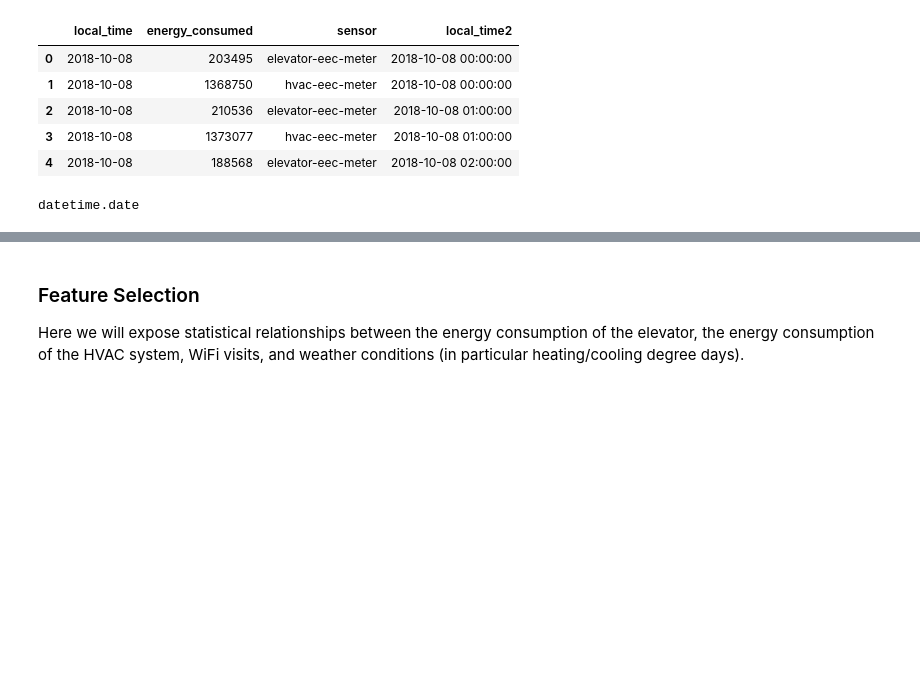
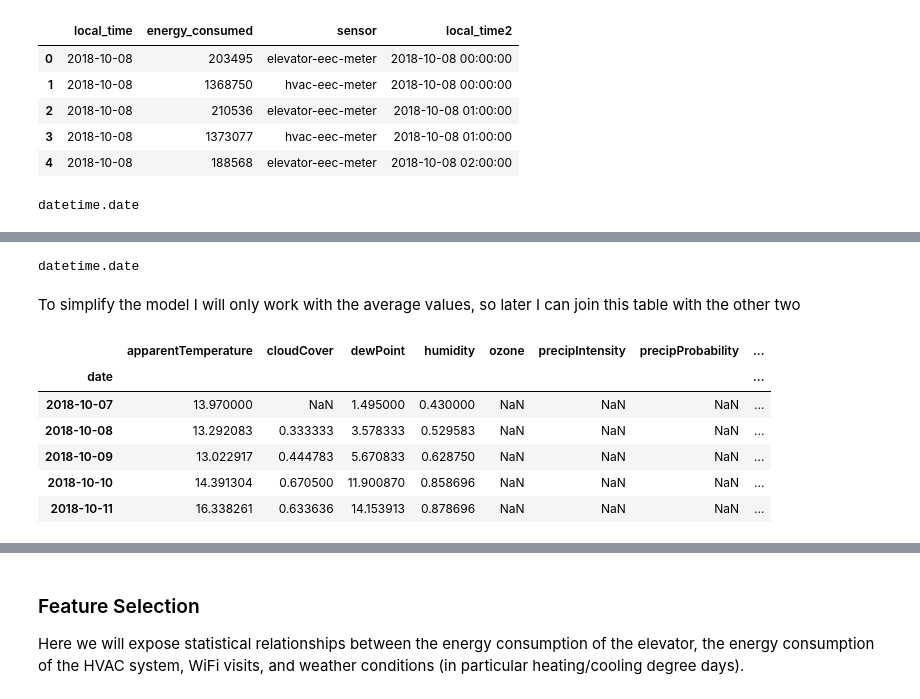
Before and after one commit to javiera-vines/Feature_Selection, a Jupyter notebook: Feature Selection.ipynb, the cells around one changed output, grey strips where cells are left out. Saved outputs shown, nothing was run; the diff lists cells and outputs as text; code cells hidden in the pictures; blank space fills up the shorter version.

```diff
--- a/Feature Selection.ipynb
+++ b/Feature Selection.ipynb
@@ -160,0 +78,3 @@ mean_weather_new
+# %%
+weather = pd.read_csv(r"C:\Users\Javiera Vines\Documents\Projects\Feature Selection\weather.csv")
+weather.head(5)
@@ -160,0 +100,18 @@ mean_weather_new
+# %%
+type(weather["date"][0]) #verify datatype
+# %% [output]
+datetime.date
+# %% [markdown]
+To simplify the model I will only work with the average values, so later I can join this table with the other two
+# %%
+#we proceed to estimate the mean values
+mean_weather = weather.groupby('date').mean()
+mean_weather.head(5)
+# %% [output]
+|  | apparentTemperature | cloudCover | dewPoint | humidity | ozone | precipIntensity | precipProbability | ... |
+| date |  |  |  |  |  |  |  | ... |
+| 2018-10-07 | 13.970000 | NaN | 1.495000 | 0.430000 | NaN | NaN | NaN | ... |
+| 2018-10-08 | 13.292083 | 0.333333 | 3.578333 | 0.529583 | NaN | NaN | NaN | ... |
+| 2018-10-09 | 13.022917 | 0.444783 | 5.670833 | 0.628750 | NaN | NaN | NaN | ... |
+| 2018-10-10 | 14.391304 | 0.670500 | 11.900870 | 0.858696 | NaN | NaN | NaN | ... |
+| 2018-10-11 | 16.338261 | 0.633636 | 14.153913 | 0.878696 | NaN | NaN | NaN | ... |
```
Also changed, not shown: parts of 46 cells of this notebook.
